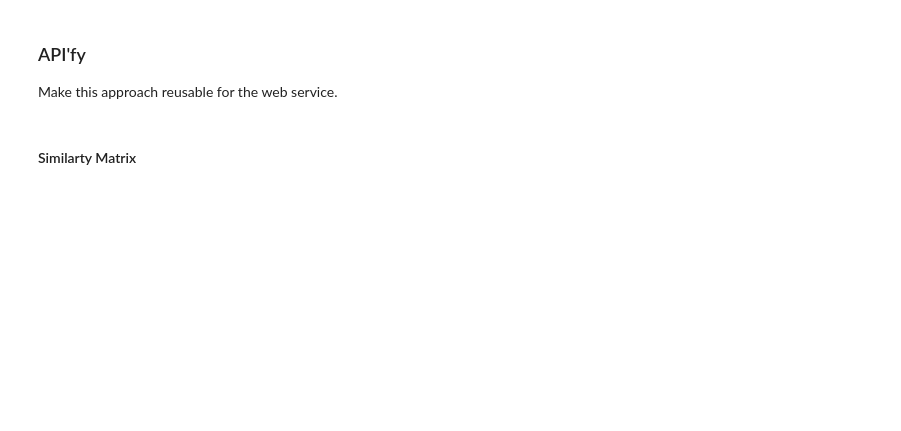
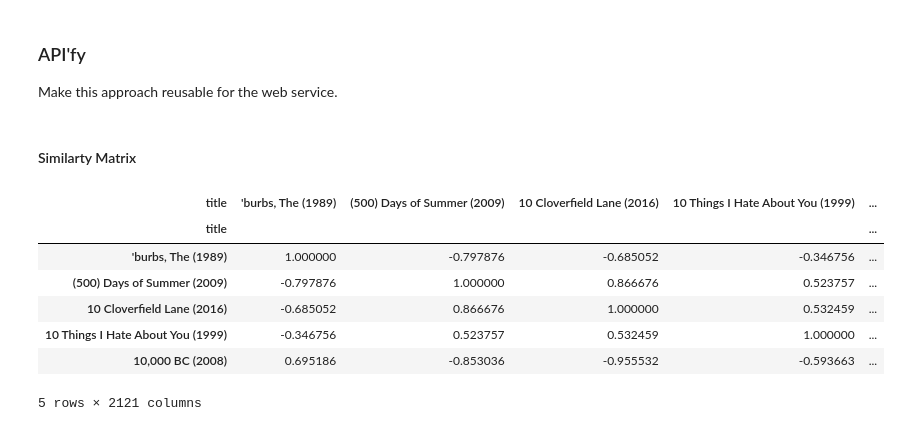
Before and after one commit to raphaelw/data-science-bootcamp, a Jupyter notebook: 10_week/project/cosine_similarity_recommendation.ipynb, the cells around one changed output. Saved outputs shown, nothing was run; the diff lists cells and outputs as text; code cells hidden in the pictures; blank space fills up the shorter version.

```diff
--- a/10_week/project/cosine_similarity_recommendation.ipynb
+++ b/10_week/project/cosine_similarity_recommendation.ipynb
@@ -170,3 +159,16 @@ Looks good! One could improve this with clustering. This would prevent unappeali
 Make this approach reusable for the web service.
 # %% [markdown]
 #### Similarty Matrix
+# %%
+M_sim = pd.DataFrame(data=cosine_similarity(R_reduced), columns=R_reduced.index, index=R_reduced.index)
+# %%
+M_sim.head()
+# %% [output]
+| title | 'burbs, The (1989) | (500) Days of Summer (2009) | 10 Cloverfield Lane (2016) | 10 Things I Hate About You (1999) | ... |
+| title |  |  |  |  | ... |
+| 'burbs, The (1989) | 1.000000 | -0.797876 | -0.685052 | -0.346756 | ... |
+| (500) Days of Summer (2009) | -0.797876 | 1.000000 | 0.866676 | 0.523757 | ... |
+| 10 Cloverfield Lane (2016) | -0.685052 | 0.866676 | 1.000000 | 0.532459 | ... |
+| 10 Things I Hate About You (1999) | -0.346756 | 0.523757 | 0.532459 | 1.000000 | ... |
+| 10,000 BC (2008) | 0.695186 | -0.853036 | -0.955532 | -0.593663 | ... |
+5 rows × 2121 columns
```
Also changed, not shown: parts of 15 cells of this notebook.
